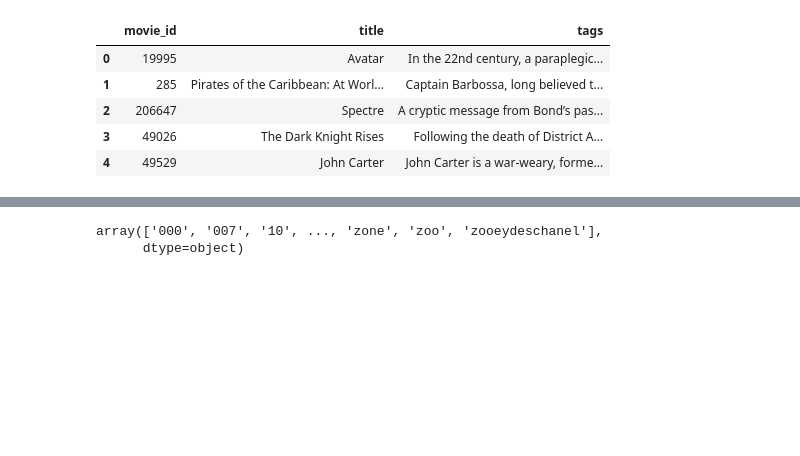
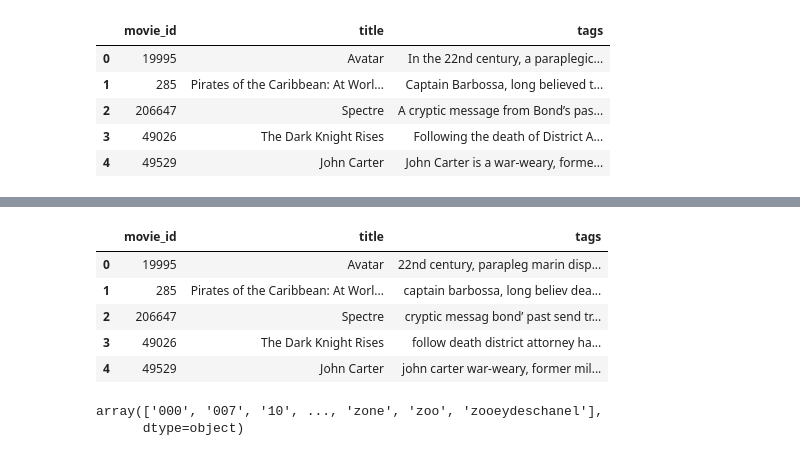
Before and after one commit to Parathps7/Movie-Recommender, a Jupyter notebook: notebook86c26b4f17.ipynb, the cells around one changed output, grey strips where cells are left out. Drawn from its saved outputs; the diff is of its cells as text; code cells hidden in the pictures; blank space fills up the shorter version.

```diff
--- a/notebook86c26b4f17.ipynb
+++ b/notebook86c26b4f17.ipynb
@@ -124,5 +115,5 @@ def convert3(text):
 # %%
-movies['cast'] = movies['cast'].apply(convert)
+movies['cast'] = movies['cast'].apply(convert5)
 movies.head()
 # %% [output]
 |  | movie_id | title | overview | genres | keywords | cast | crew |
@@ -132,12 +123,12 @@ movies.head()
 | 3 | 49026 | The Dark Knight Rises | Following the death of District A... | [Action, Crime, Drama, Thriller] | [dc comics, crime fighter, terror... | [Christian Bale, Michael Caine, G... | [{"credit_id": "52fe4781c3a36847f... |
 | 4 | 49529 | John Carter | John Carter is a war-weary, forme... | [Action, Adventure, Science Fiction] | [based on novel, mars, medallion,... | [Taylor Kitsch, Lynn Collins, Sam... | [{"credit_id": "52fe479ac3a36847f... |
 # %%
-movies['cast'] = movies['cast'].apply(lambda x:x[0:3])
+# movies['cast'] = movies['cast'].apply(lambda x:x[0:3])
 # %%
 def fetch_director(text):
     L = []
     for i in ast.literal_eval(text):
-        if i['job'] == 'Director':
+        if i['job'] == 'Director' or i['job'] == 'Writer' or i['job'] == 'Screenplay':
             L.append(i['name'])
     return L
 # %%
@@ -208,10 +228,19 @@ def stem(text):
     y=[]
 
     for i in text.split():
-        y.append(ps.stem(i))
+        if i.lower() not in set(stopwords.words('english')):
+            y.append(ps.stem(i))
     return " ".join(y)
 # %%
 new['tags']=new['tags'].apply(stem)
+new.head()
+# %% [output]
+|  | movie_id | title | tags |
+| 0 | 19995 | Avatar | 22nd century, parapleg marin disp... |
+| 1 | 285 | Pirates of the Caribbean: At Worl... | captain barbossa, long believ dea... |
+| 2 | 206647 | Spectre | cryptic messag bond’ past send tr... |
+| 3 | 49026 | The Dark Knight Rises | follow death district attorney ha... |
+| 4 | 49529 | John Carter | john carter war-weary, former mil... |
 # %%
 # Now we will try to convert tags to vector(2d space)(math wala) to get similarities within movies.If we try to compare maximum number of words for realation that will be bad idea,as it is not an ideal way
 
```
Also changed, not shown: parts of 13 cells of this notebook.
